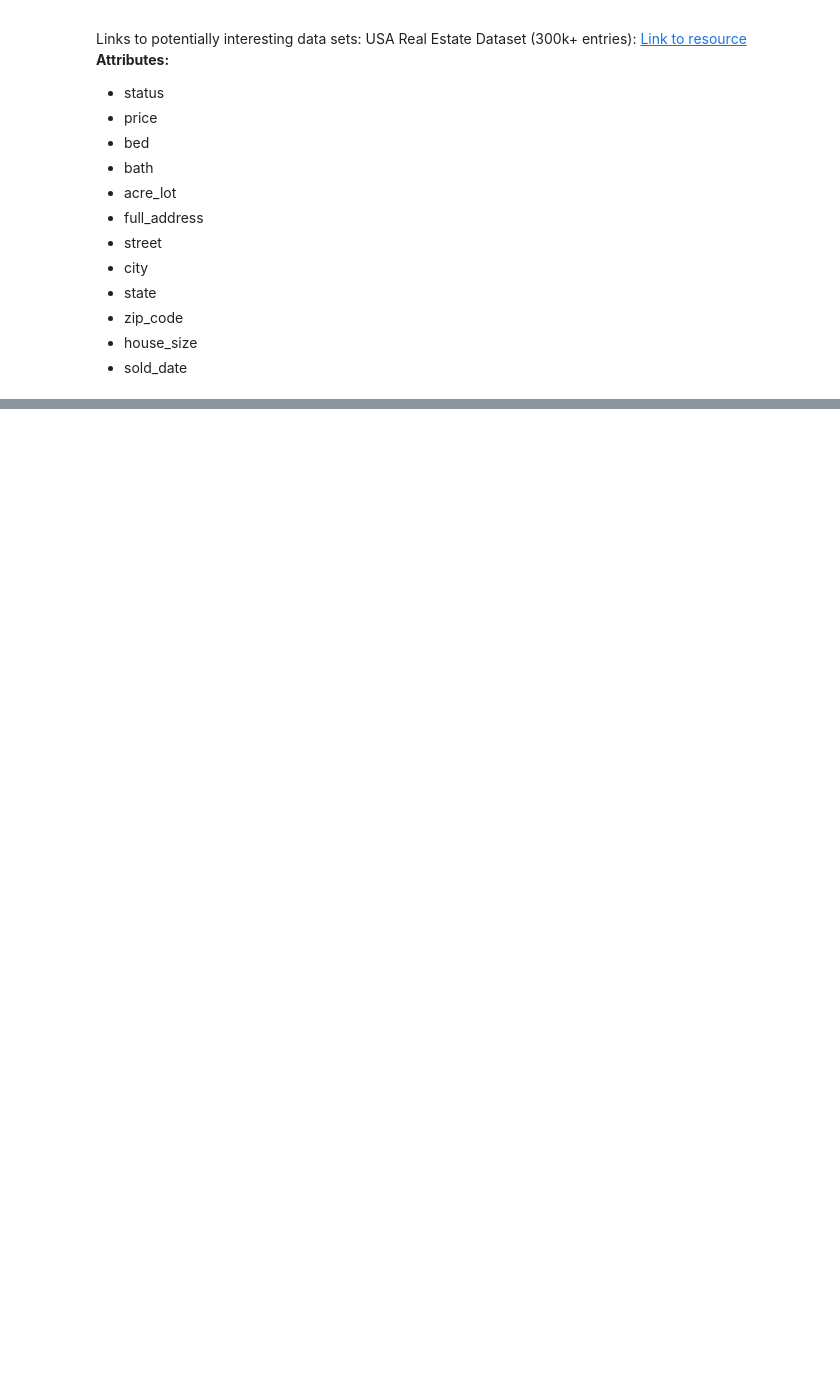
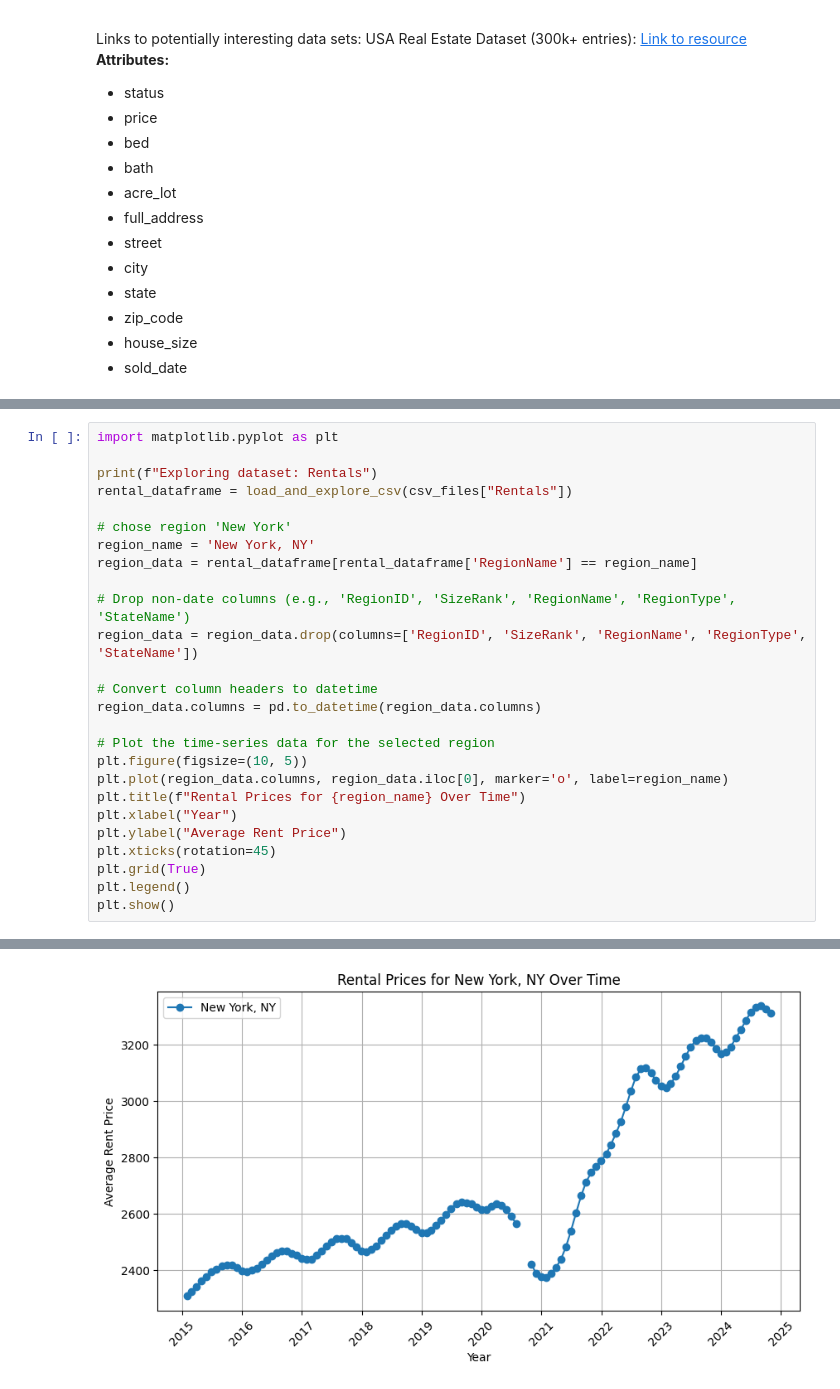
Before and after one commit to jpthesmar/House_Price_Forecaster-DSIII, a Jupyter notebook: House_Price_Analysis.ipynb, the cells around one changed output, grey strips where cells are left out. Saved outputs shown, nothing was run; the diff lists cells and outputs as text; blank space fills up the shorter version.

```diff
--- a/House_Price_Analysis.ipynb
+++ b/House_Price_Analysis.ipynb
@@ -143,0 +125,27 @@ First 5 Rows:
+# %%
+import matplotlib.pyplot as plt
+
+print(f"Exploring dataset: Rentals")
+rental_dataframe = load_and_explore_csv(csv_files["Rentals"])
+
+# chose region 'New York'
+region_name = 'New York, NY'
+region_data = rental_dataframe[rental_dataframe['RegionName'] == region_name]
+
+# Drop non-date columns (e.g., 'RegionID', 'SizeRank', 'RegionName', 'RegionType', 'StateName')
+region_data = region_data.drop(columns=['RegionID', 'SizeRank', 'RegionName', 'RegionType', 'StateName'])
+
+# Convert column headers to datetime
+region_data.columns = pd.to_datetime(region_data.columns)
+
+# Plot the time-series data for the selected region
+plt.figure(figsize=(10, 5))
+plt.plot(region_data.columns, region_data.iloc[0], marker='o', label=region_name)
+plt.title(f"Rental Prices for {region_name} Over Time")
+plt.xlabel("Year")
+plt.ylabel("Average Rent Price")
+plt.xticks(rotation=45)
+plt.grid(True)
+plt.legend()
+plt.show()
+# %% [output]
@@ -143,0 +169 @@ First 5 Rows:
+[figure, added]
```
Also changed, not shown: parts of 2 cells of this notebook.
